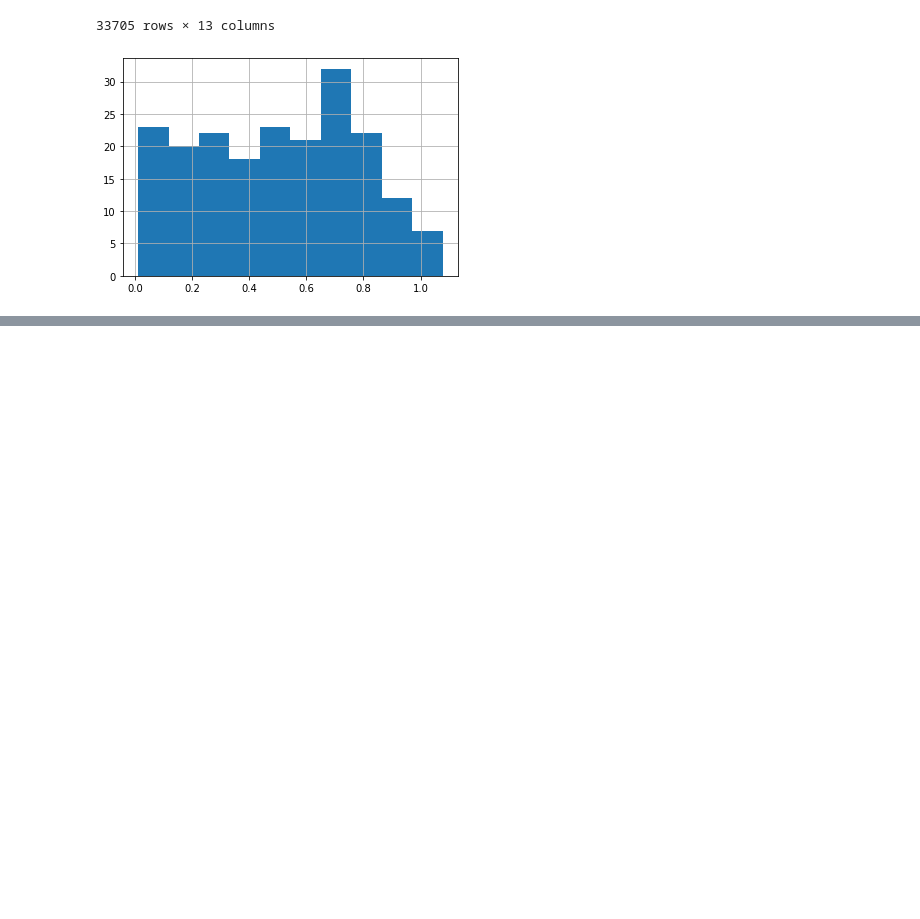
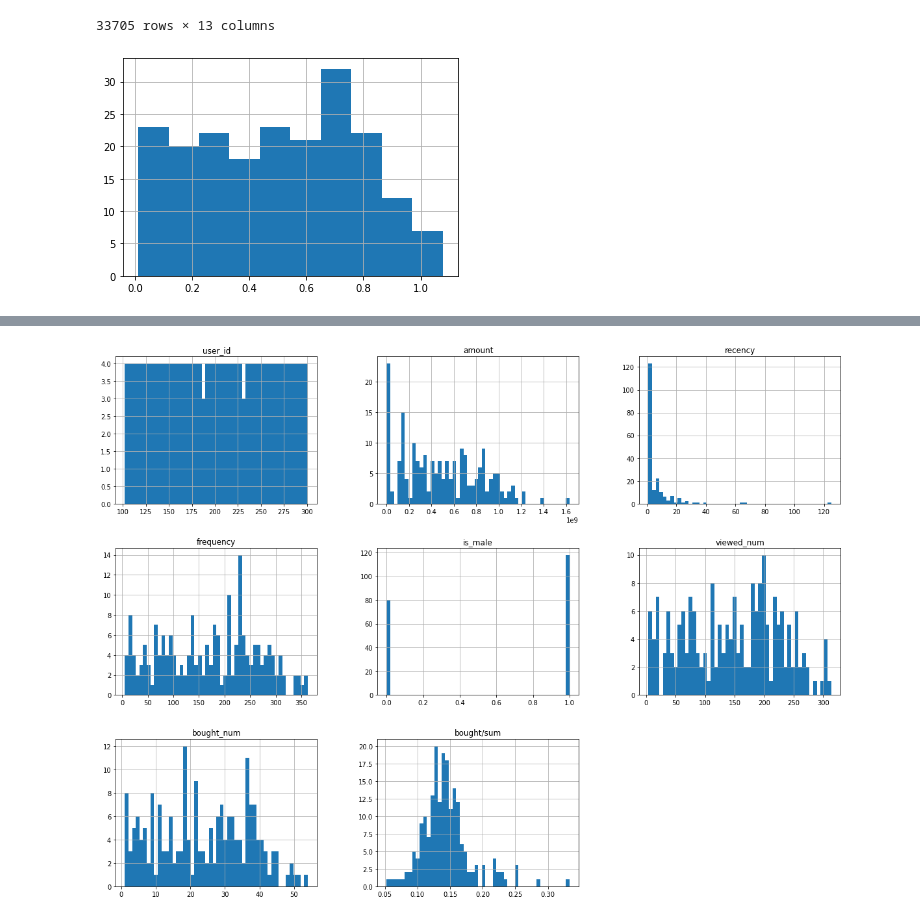
Before and after one commit to hpiotr6/Customers-Clustering, a Jupyter notebook: notebooks/preprocs.ipynb, the cells around one changed output, grey strips where cells are left out. Drawn from its saved outputs; the diff is of its cells as text; code cells hidden in the pictures; blank space fills up the shorter version.

```diff
--- a/notebooks/preprocs.ipynb
+++ b/notebooks/preprocs.ipynb
@@ -169,0 +133,4 @@ customers
+# %%
+customers.hist(figsize=(20,15),bins=50);
+# %% [output]
+[figure, added]
```
Also changed, not shown: parts of 5 cells of this notebook, 2 other files.
